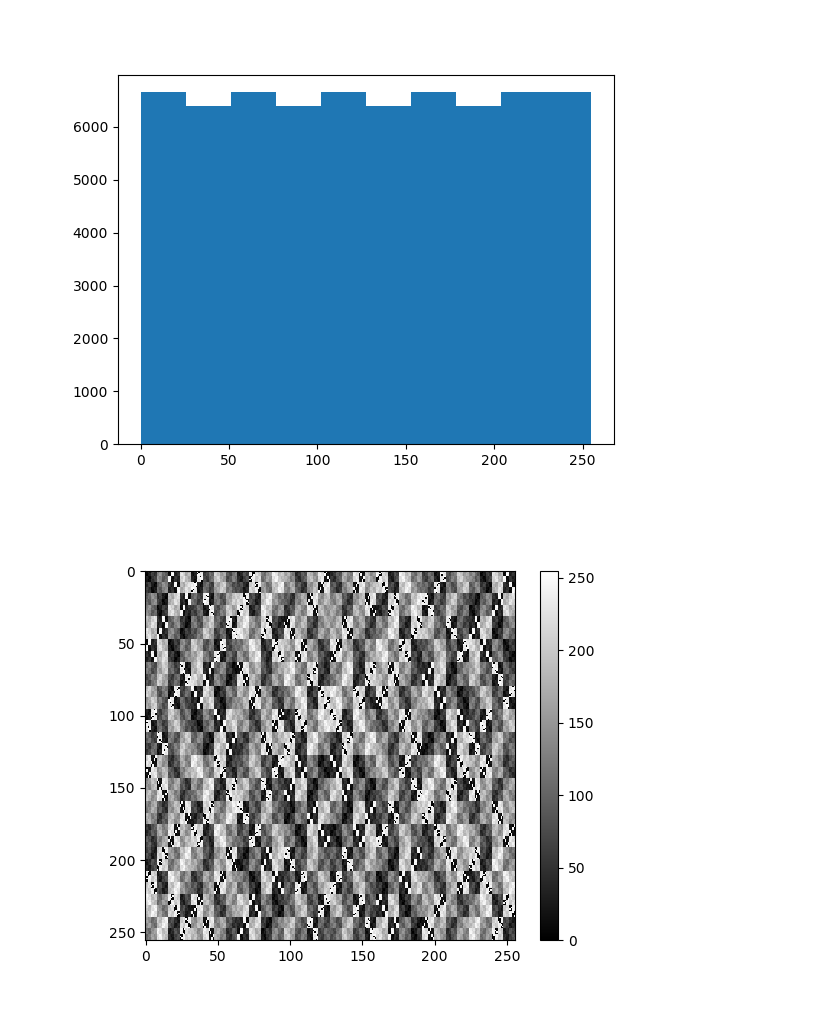
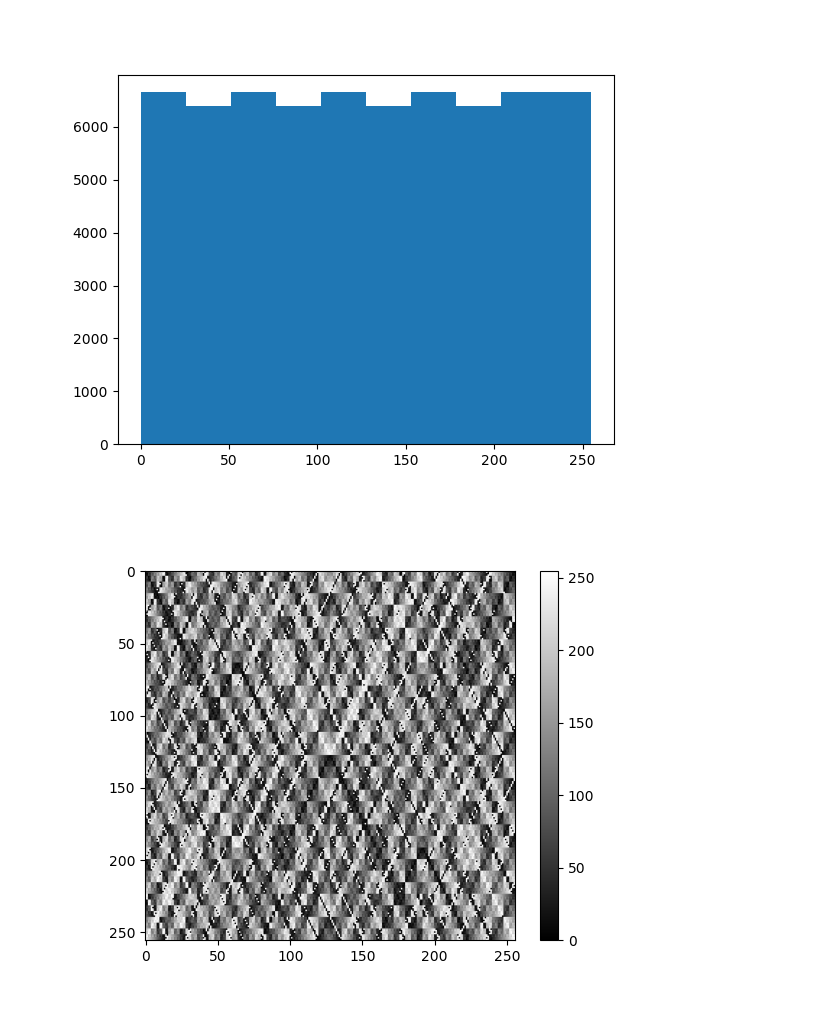
Before and after one commit to splch/heirs-of-nyx, a Jupyter notebook: tools/noise.ipynb, the cells around one changed output. Drawn from its saved outputs; the diff is of its cells as text; code cells hidden in the pictures.

```diff
--- a/tools/noise.ipynb
+++ b/tools/noise.ipynb
@@ -3,9 +3,9 @@ import matplotlib.pyplot as plt
 import numpy as np
 # %%
 def prng(x: np.ubyte, y: np.ubyte) -> np.ubyte:
-    x ^= (y << 1)
-    y ^= (x >> 3)
-    return (x ^ y) * 5
+    x ^= y << 1
+    y ^= x << 3
+    return x + y
 # %%
 terrain = np.empty((256, 256), dtype=np.ubyte)
 
@@ -17,8 +17,8 @@ plt.show()
 # %% [output]
 [figure]
 # %%
-plt.imshow(terrain, interpolation='nearest', cmap='binary_r')
+plt.imshow(terrain, cmap='binary_r')
 plt.colorbar()
 plt.show()
 # %% [output]
-[figure, old version]
+[figure, new version]
```
Also changed, not shown: 12 other files.
